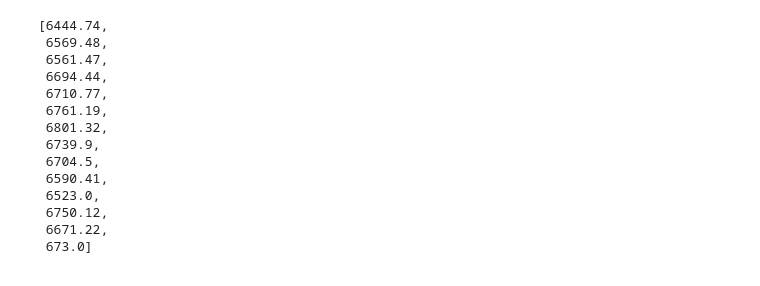
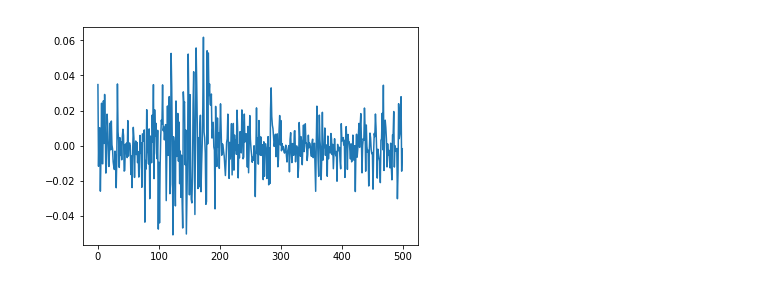
Before and after one commit to FRTP/Algorithms, a Jupyter notebook: src/main.ipynb, the cells around one changed output. Saved outputs shown, nothing was run; the diff lists cells and outputs as text; code cells hidden in the pictures.

```diff
--- a/src/main.ipynb
+++ b/src/main.ipynb
@@ -61,17 +37,5 @@ np.std()
-# %%
-list(map(lambda x: float(x), tmp[:102].split()))
-# %% [output]
-[6444.74,
- 6569.48,
- 6561.47,
- 6694.44,
- 6710.77,
- 6761.19,
- 6801.32,
- 6739.9,
- 6704.5,
- 6590.41,
- 6523.0,
- 6750.12,
- 6671.22,
- 673.0]
+# %%
+plt.plot(Ret)
+plt.show()
+# %% [output]
+[figure, added]
```
Also changed, not shown: parts of 6 cells of this notebook, 5 other files.
